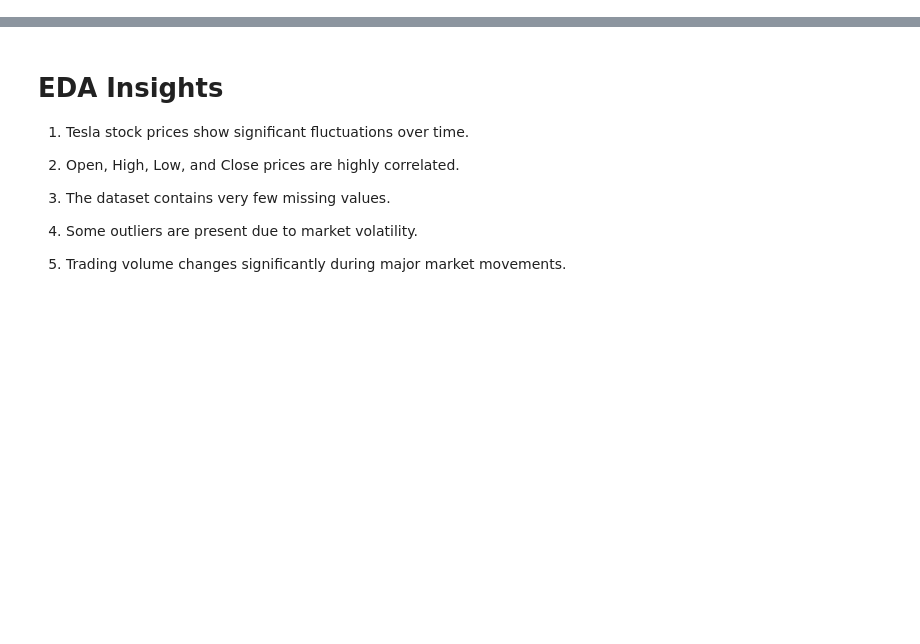
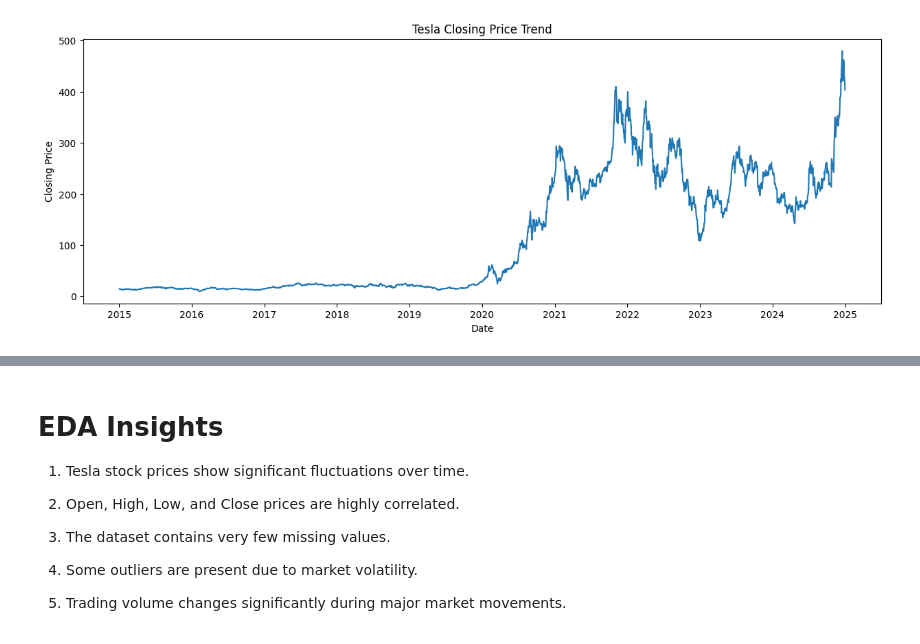
Before and after one commit to Ramakrishna61505/stock-market-trend-prediction, a Jupyter notebook: main.ipynb, the cells around one changed output, grey strips where cells are left out. Cells and saved outputs as stored; diff of their text form; code cells hidden in the pictures; blank space fills up the shorter version.

```diff
--- a/main.ipynb
+++ b/main.ipynb
@@ -24,11 +86,13 @@ print("duplicate rows:", df.duplicated().sum())
 # %%
-plt.figure(figsize=(15,9))
+plt.figure(figsize=(15, 5))
 plt.plot(df['Close'])
 plt.title("Tesla Closing Price Trend")
 plt.xlabel("Date")
 plt.ylabel("Closing Price")
 
 plt.show()
+# %% [output]
+[figure, added]
 # %%
 plt.figure(figsize=(10,5))
 
```
Also changed, not shown: parts of 39 cells of this notebook, 1 other file.
